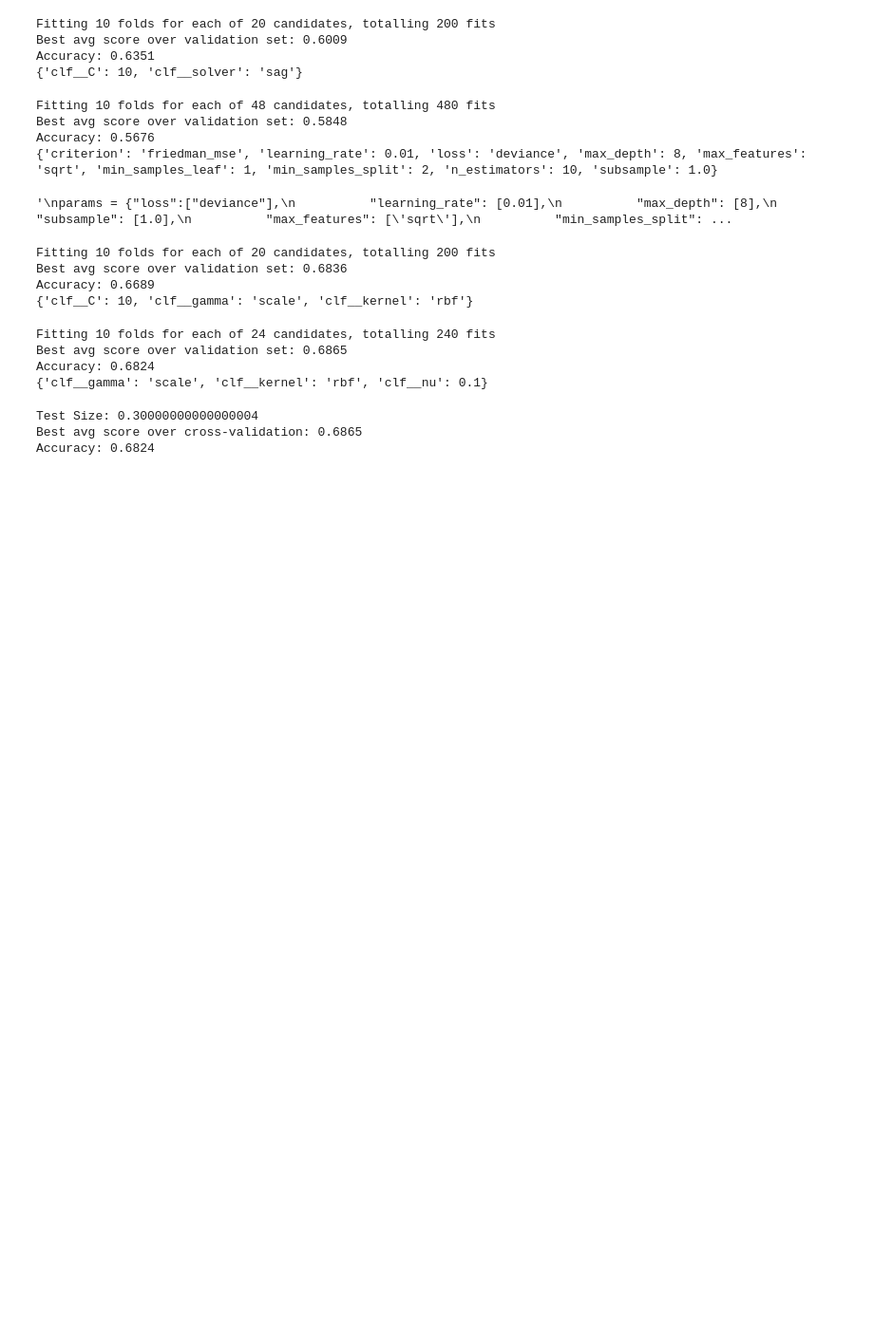
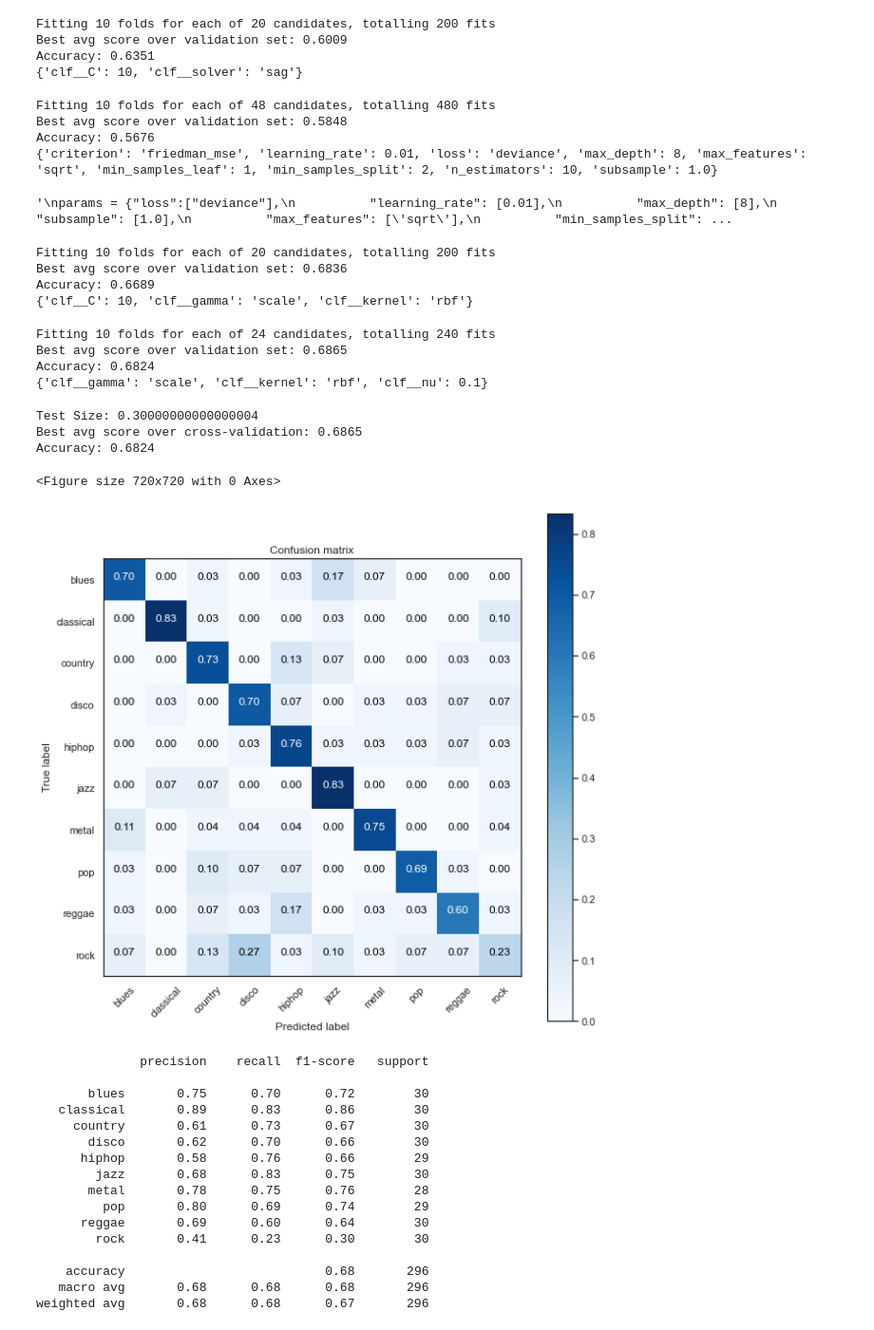
Before and after one commit to ValeGian/MusicClassifier, a Jupyter notebook: GTZAN_EDA_and_Model.ipynb, the cells around one changed output. Shown at 95% size. Drawn from its saved outputs; the diff is of its cells as text; code cells hidden in the pictures; blank space fills up the shorter version.

```diff
--- a/GTZAN_EDA_and_Model.ipynb
+++ b/GTZAN_EDA_and_Model.ipynb
@@ -481,3 +481,29 @@ print('Accuracy: %.4f' % accuracy_score(y_test, preds))
 Test Size: 0.30000000000000004
 Best avg score over cross-validation: 0.6865
 Accuracy: 0.6824
+# %%
+cm = confusion_matrix(y_test, preds)
+classes = np.unique(le.inverse_transform(y_test))
+plt.figure(figsize=(10,10))
+vl.plot_confusion_matrix(cm, classes, normalize=True)
+
+print(classification_report(y_test, preds, target_names=classes))
+# %% [output]
+<Figure size 720x720 with 0 Axes>
+[figure, added]
+              precision    recall  f1-score   support
+
+       blues       0.75      0.70      0.72        30
+   classical       0.89      0.83      0.86        30
+     country       0.61      0.73      0.67        30
+       disco       0.62      0.70      0.66        30
+      hiphop       0.58      0.76      0.66        29
+        jazz       0.68      0.83      0.75        30
+       metal       0.78      0.75      0.76        28
+         pop       0.80      0.69      0.74        29
+      reggae       0.69      0.60      0.64        30
+        rock       0.41      0.23      0.30        30
+
+    accuracy                           0.68       296
+   macro avg       0.68      0.68      0.68       296
+weighted avg       0.68      0.68      0.67       296
```
Also changed, not shown: parts of 6 cells of this notebook.
